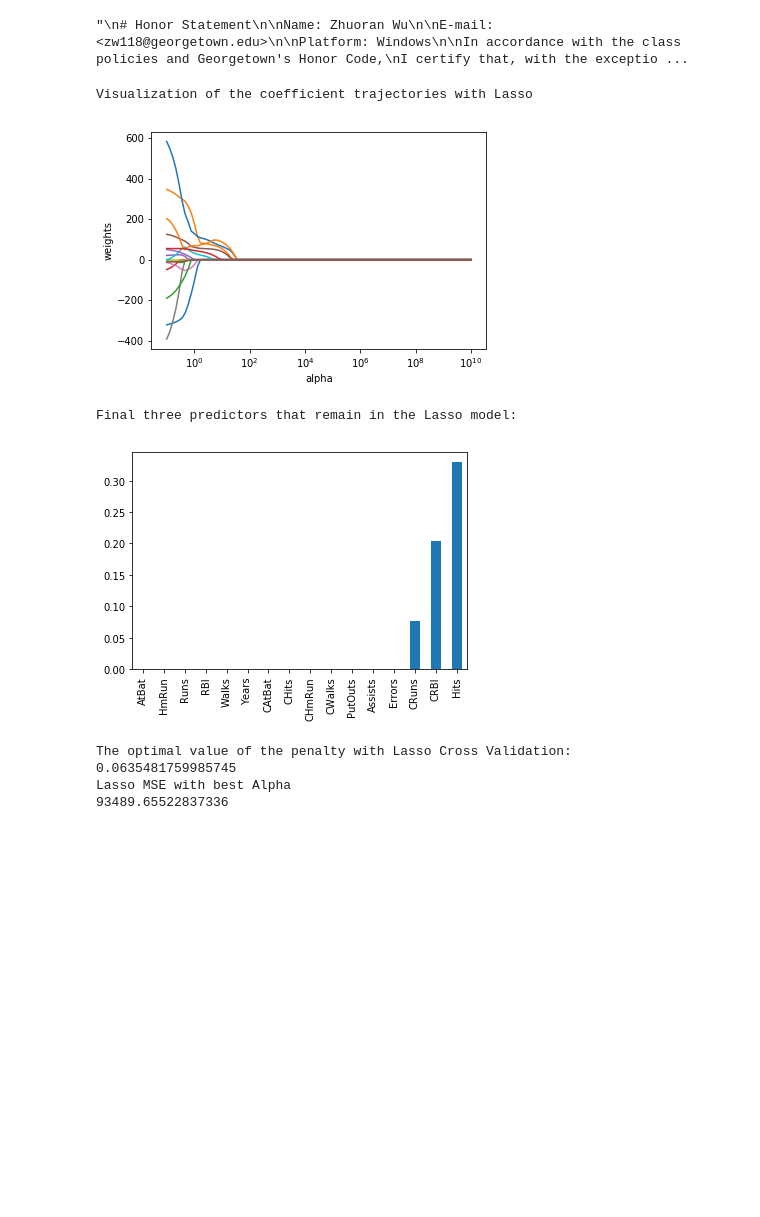
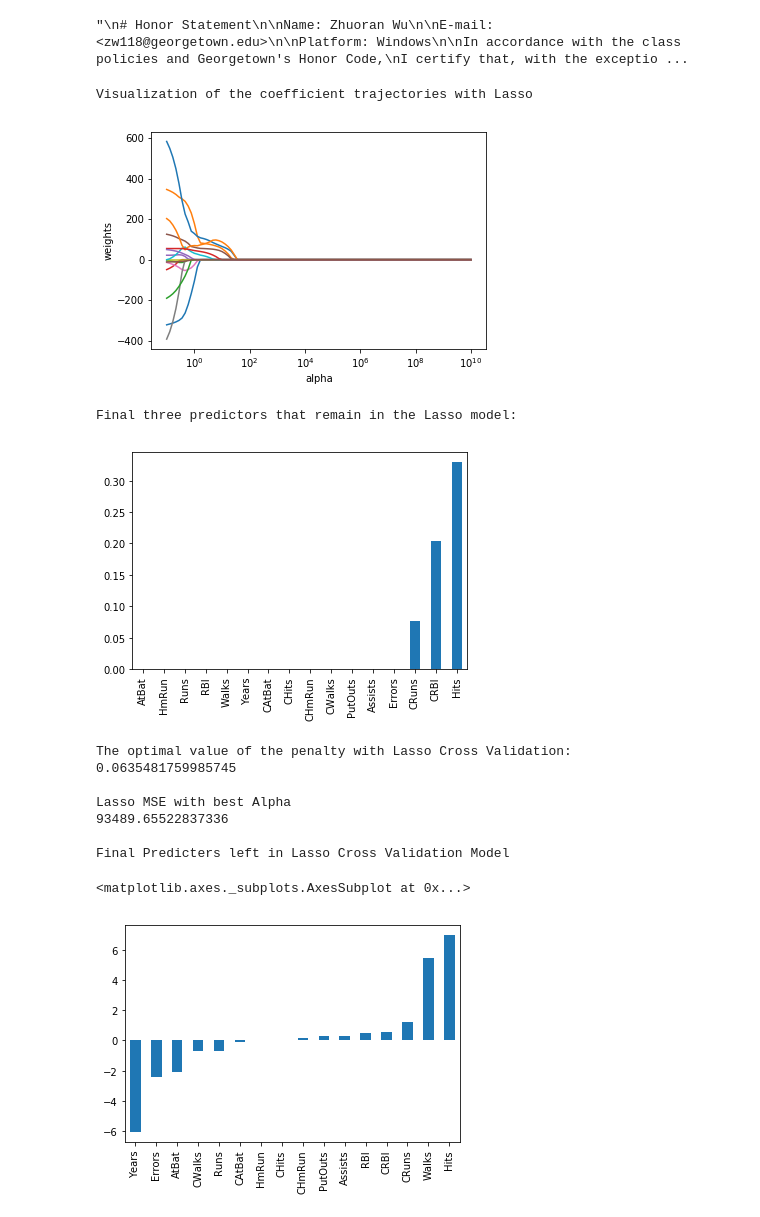
Before and after one commit to WuZhuoran/ANLY-590-Neural-Nets-and-Deep-Learning, a Jupyter notebook: Assignment0/assignment0.ipynb, the cells around one changed output. Drawn from its saved outputs; the diff is of its cells as text; code cells hidden in the pictures; blank space fills up the shorter version.

```diff
--- a/Assignment0/assignment0.ipynb
+++ b/Assignment0/assignment0.ipynb
@@ -123,37 +124,44 @@ print('Visualization of the coefficient trajectories with Lasso')
 ax = plt.gca()
 ax.plot(alphas * 2, lasso_coefs)
 ax.set_xscale('log')
 plt.axis('tight')
 plt.xlabel('alpha')
 plt.ylabel('weights')
 plt.show()
 
 lasso = Lasso(alpha=LASSO_ALPHA, max_iter=MAX_ITER, normalize=True)
 lasso.fit(x, y)
-print('Final three predictors that remain in the Lasso model:')
+print('\nFinal three predictors that remain in the Lasso model:')
 pd.Series(lasso.coef_, index=x.columns).sort_values().plot(kind='bar')
 plt.show()
 
 lasso_cv = LassoCV(alphas=None, cv=CV_FOLDER, max_iter=MAX_ITER, normalize=True)
 lasso_cv.fit(x, y)
 lasso.set_params(alpha=lasso_cv.alpha_)
 lasso.fit(x_train, y_train)
 lasso_mse = mean_squared_error(y_test, lasso.predict(x_test))
-print('The optimal value of the penalty with Lasso Cross Validation: ')
+print('\nThe optimal value of the penalty with Lasso Cross Validation: ')
 print(lasso_cv.alpha_)
-# pd.Series(lasso_cv.coef_, index=x.columns).sort_values().plot(kind='bar')
-print('Lasso MSE with best Alpha')
+print('\nLasso MSE with best Alpha')
 print(lasso_mse)
+
+print('\nFinal Predicters left in Lasso Cross Validation Model')
+pd.Series(lasso_cv.coef_, index=x.columns).sort_values().plot(kind='bar')
 # print(pd.Series(lasso.coef_, index=x.columns))
 # %% [output]
 Visualization of the coefficient trajectories with Lasso
 [figure]
 Final three predictors that remain in the Lasso model:
 [figure]
 The optimal value of the penalty with Lasso Cross Validation:
 0.0635481759985745
+
 Lasso MSE with best Alpha
 93489.65522837336
+
+Final Predicters left in Lasso Cross Validation Model
+<matplotlib.axes._subplots.AxesSubplot at 0x...>
+[figure, added]
 # %%
 # Ridge Regression
 
```
Also changed, not shown: parts of 2 cells of this notebook, 1 other file.
